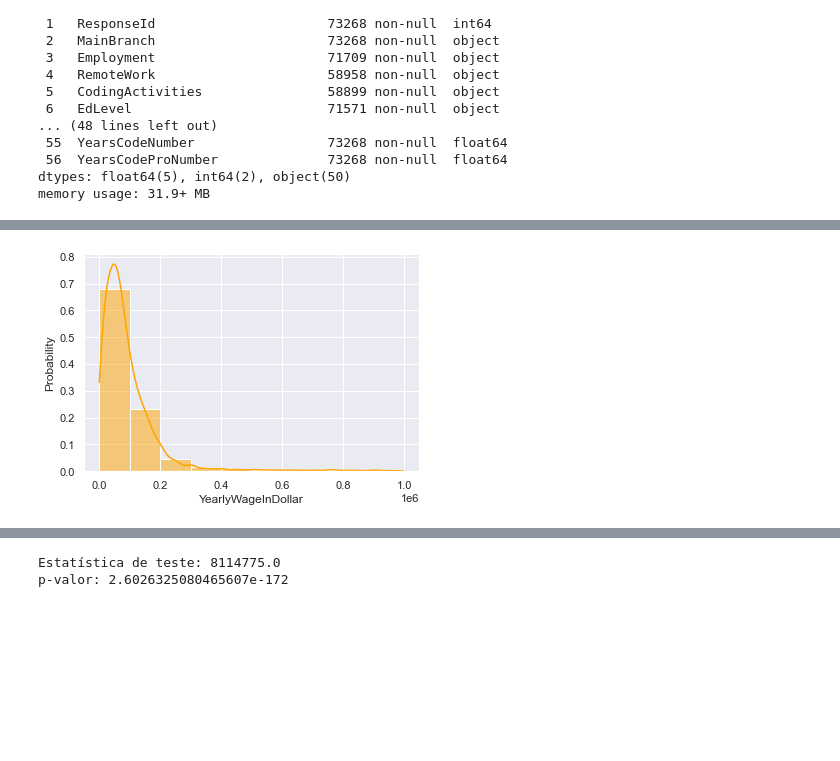
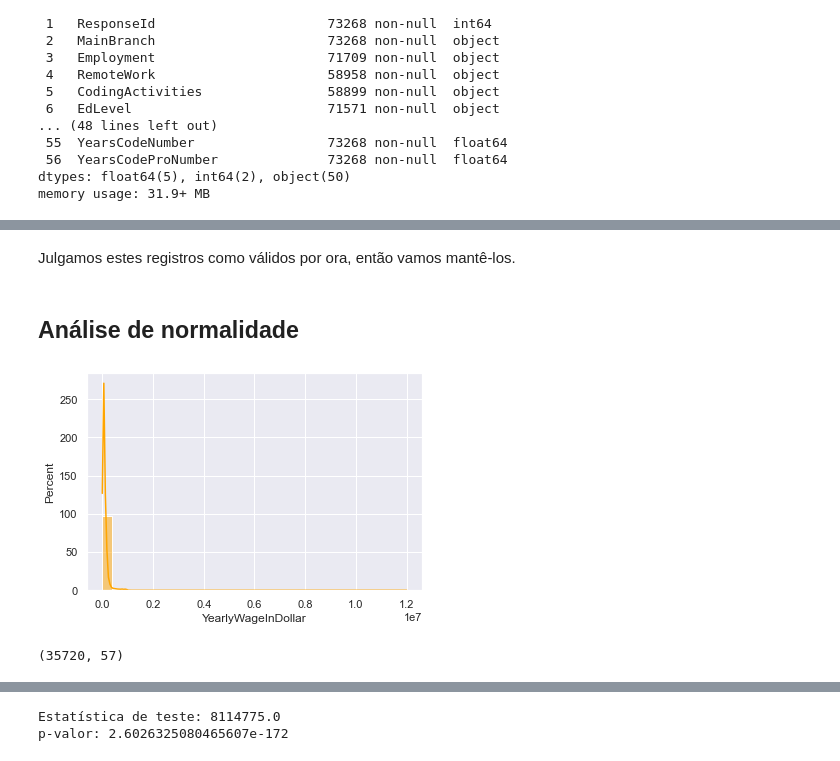
Before and after one commit to mihmilicio/data-science, a Jupyter notebook: analise_exploratoria/normalidade.ipynb, the cells around one changed output, grey strips where cells are left out. Saved outputs shown, nothing was run; the diff lists cells and outputs as text; code cells hidden in the pictures; blank space fills up the shorter version.

Commit message:
limpeza de registros e analise de outliers

```diff
--- a/analise_exploratoria/normalidade.ipynb
+++ b/analise_exploratoria/normalidade.ipynb
@@ -40,0 +134,13 @@ memory usage: 31.9+ MB
+# %%
+# removendo o responseId 61044, pois não parece realista alguém com menos de 1 ano de experiência na Tailândia recebendo $28M
+# mesmo caso com os 40305, 62027 e 202. pouco tempo de experiência e mercado para isso.
+
+# removemos o 70523 por incompatibilidade de dados entre Employment e OrgSize
+
+# removemos também 18923, 62224 e 66496 porque o salário inserido é visivelmente o valor anual,
+# e parece ter sido um erro de interpretação ao responder que é recebido semanalmente
+
+responses_deletar = [61044, 40305, 62027, 202, 70523, 18923, 62224, 66496]
+df_limpa = df[~df.ResponseId.isin(responses_deletar)]
+
+px.box(df_limpa, x ='YearlyWageInDollar')
@@ -40,0 +149,5 @@ memory usage: 31.9+ MB
+# %%
+df_mil_outliers = df[df['YearlyWageInDollar'] >= 1000000]
+print("Milionários: " + str(len(df_mil_outliers)))
+df_mil_outliers = df_mil_outliers[df_mil_outliers['WageFreq'] != 'Yearly']
+print("Milionários com WageFreq diferentes: " + str(len(df_mil_outliers)))
@@ -40,0 +161,4 @@ memory usage: 31.9+ MB
+# %%
+# removendo os "falsos milionários"
+df_limpa = pd.merge(df_limpa, df_mil_outliers, indicator=True, how='outer').query('_merge=="left_only"').drop('_merge', axis=1)
+len(df_limpa)
@@ -40,0 +167,3 @@ memory usage: 31.9+ MB
+# %%
+# excluido casos com menos de 1 ano de trabalho
+df_limpa = df_limpa[df_limpa['YearsCodeProNumber'] > 0]
@@ -41,12 +183,18 @@ memory usage: 31.9+ MB
+# %% [markdown]
+Julgamos estes registros como válidos por ora, então vamos mantê-los.
+# %% [markdown]
+## Análise de normalidade
 # %%
-df_aux1 = df[df['YearsCodeProNumber'] > 0]
-df_aux1 = df_aux1[df_aux1['YearlyWageInDollar'] < 1000000] # outliers. se nao fizer isso quebra tudo
-
-sns.histplot(df_aux1, x='YearlyWageInDollar', bins=10, color="orange", kde=True, stat="probability");
+df_aux1 = df_limpa
+sns.histplot(df_aux1, x='YearlyWageInDollar', bins=32, color="orange", kde=True, stat="percent");
 
 # histograma
 # %% [output]
-[figure, old version]
+[figure, new version]
+# %%
+df_aux1.shape
+# %% [output]
+(35720, 57)
 # %%
 import scipy.stats as stats
 import matplotlib.pyplot as plt
```
Also changed, not shown: parts of 23 cells of this notebook.
